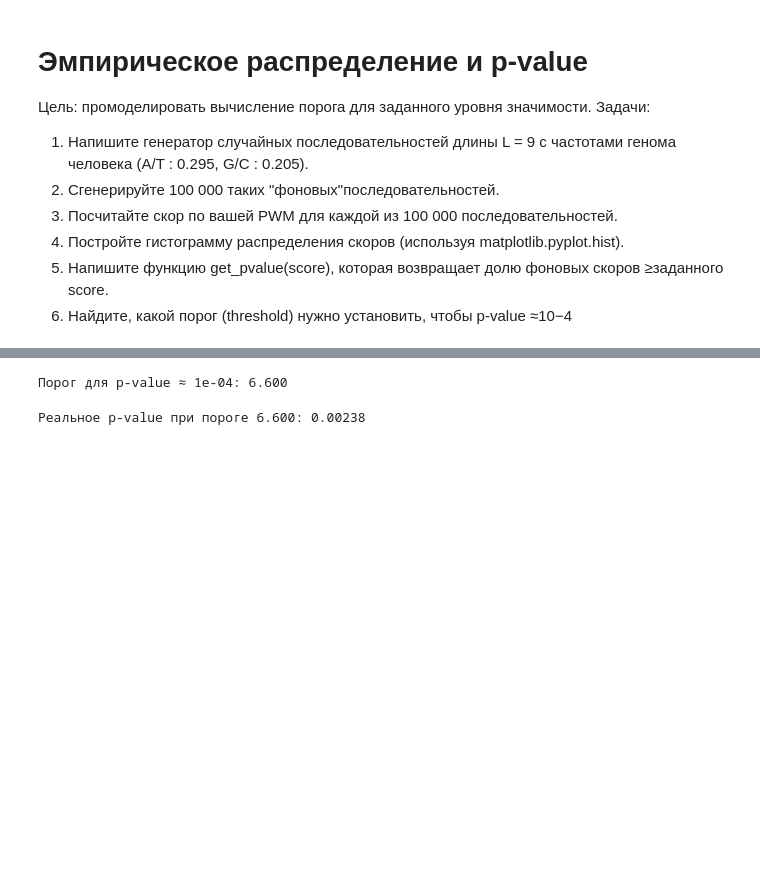
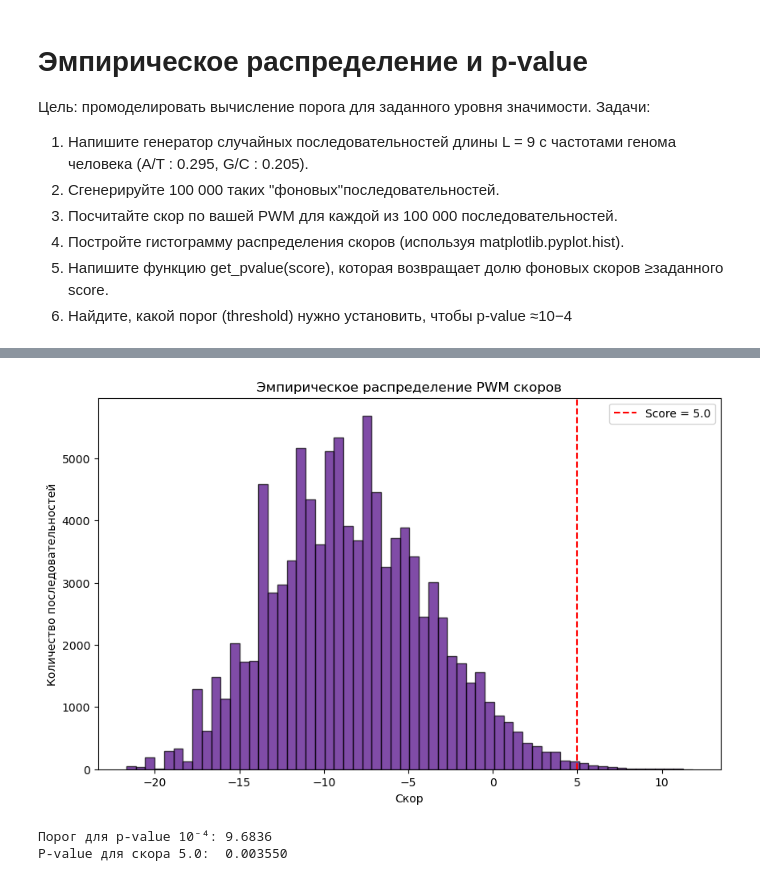
Before and after one commit to veronikaaksinina/Seminars2026, a Jupyter notebook: hw4_task3.ipynb, the cells around one changed output, grey strips where cells are left out. Saved outputs shown, nothing was run; the diff lists cells and outputs as text; code cells hidden in the pictures; blank space fills up the shorter version.

```diff
--- a/hw4_task3.ipynb
+++ b/hw4_task3.ipynb
@@ -77,17 +20,52 @@ def get_pvalue(score, scores):
-# %%
-target_pvalue = 1e-4
-
-sorted_scores = np.sort(scores)[::-1]
-
-idx = int(target_pvalue * len(sorted_scores))
-
-threshold = sorted_scores[idx]
-
-print(f"Порог для p-value ≈ {target_pvalue:.0e}: {threshold:.3f}")
-# %% [output]
-Порог для p-value ≈ 1e-04: 6.600
-# %%
-pvalue_at_threshold = get_pvalue(threshold, scores)
-print(f"Реальное p-value при пороге {threshold:.3f}: {pvalue_at_threshold:.5f}")
-# %% [output]
-Реальное p-value при пороге 6.600: 0.00238
+# %%
+# создание PWM
+sites = [
+    "GAGGTAAAC",
+    "TCCGTAAGC",
+    "CAGGTTGGA",
+    "ACAGTCAGC",
+    "TAGGTCAGC",
+    "CAGGTCAGC",
+    "CAGGTCGAT",
+    "CAGGTCAGC",
+    "CAGGTCAGC",
+    "CAGGTTGGC"
+]
+m = motifs.create([Seq(s) for s in sites])
+pwm = m.counts.normalize(pseudocounts=0.5).log_odds()
+# %%
+# генерация случайных последовательностей
+def generate_random_seq(length=9):
+    bases = ['A', 'C', 'G', 'T']
+    probs = [0.295, 0.205, 0.205, 0.295]
+    return "".join(np.random.choice(bases, p=probs) for _ in range(length))
+
+N = 100000
+background_seqs = [generate_random_seq() for _ in range(N)]
+# %%
+# подсчёт скоров
+scores = np.array([float(pwm.calculate(Seq(s))) for s in background_seqs])
+# %%
+# график
+plt.figure(figsize=(10, 6))
+plt.hist(scores, bins=60, color='indigo', edgecolor='black', alpha=0.7)
+plt.axvline(x=5.0, color='red', linestyle='--', label='Score = 5.0')
+plt.title("Эмпирическое распределение PWM скоров")
+plt.xlabel("Скор")
+plt.ylabel("Количество последовательностей")
+plt.legend()
+plt.show()
+# %% [output]
+[figure, added]
+# %%
+# р-value и порог
+def get_pvalue(target_score):
+    return np.mean(scores >= target_score)
+
+threshold = np.percentile(scores, 99.99)
+
+print(f"Порог для p-value 10⁻⁴: {threshold:.4f}")
+print(f"P-value для скора 5.0:  {get_pvalue(5.0):.6f}")
+# %% [output]
+Порог для p-value 10⁻⁴: 9.6836
+P-value для скора 5.0:  0.003550
```
Also changed, not shown: parts of 6 cells of this notebook.
